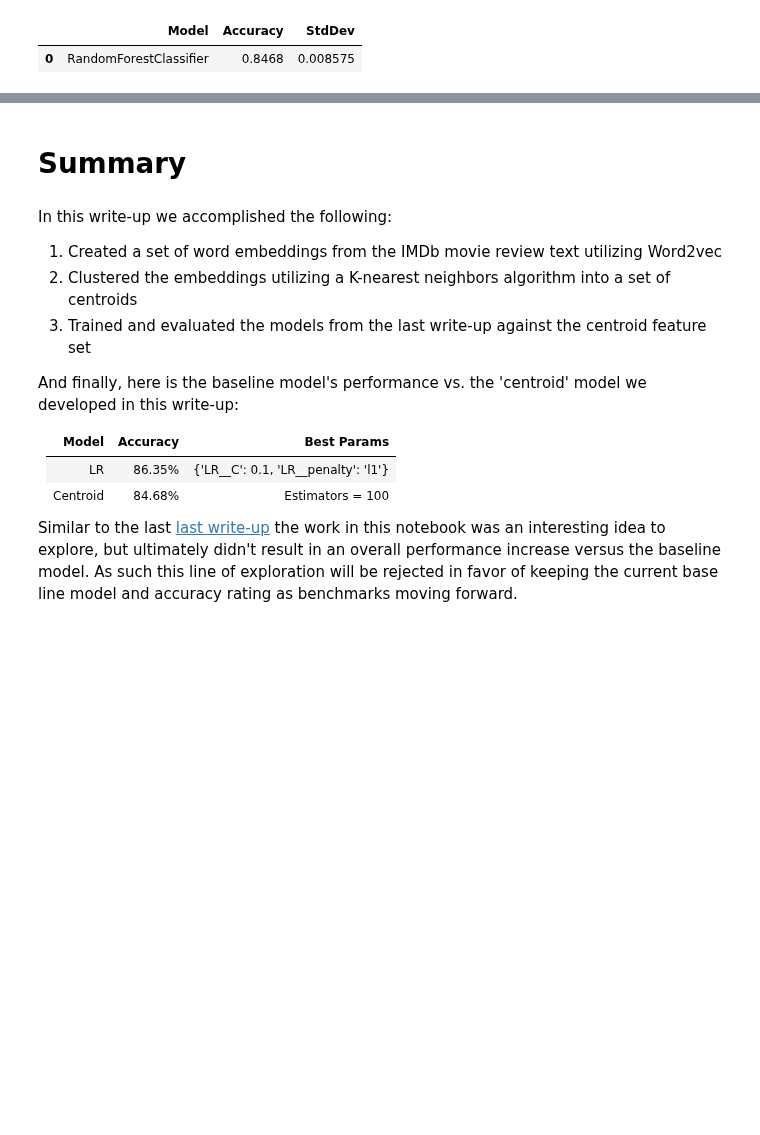
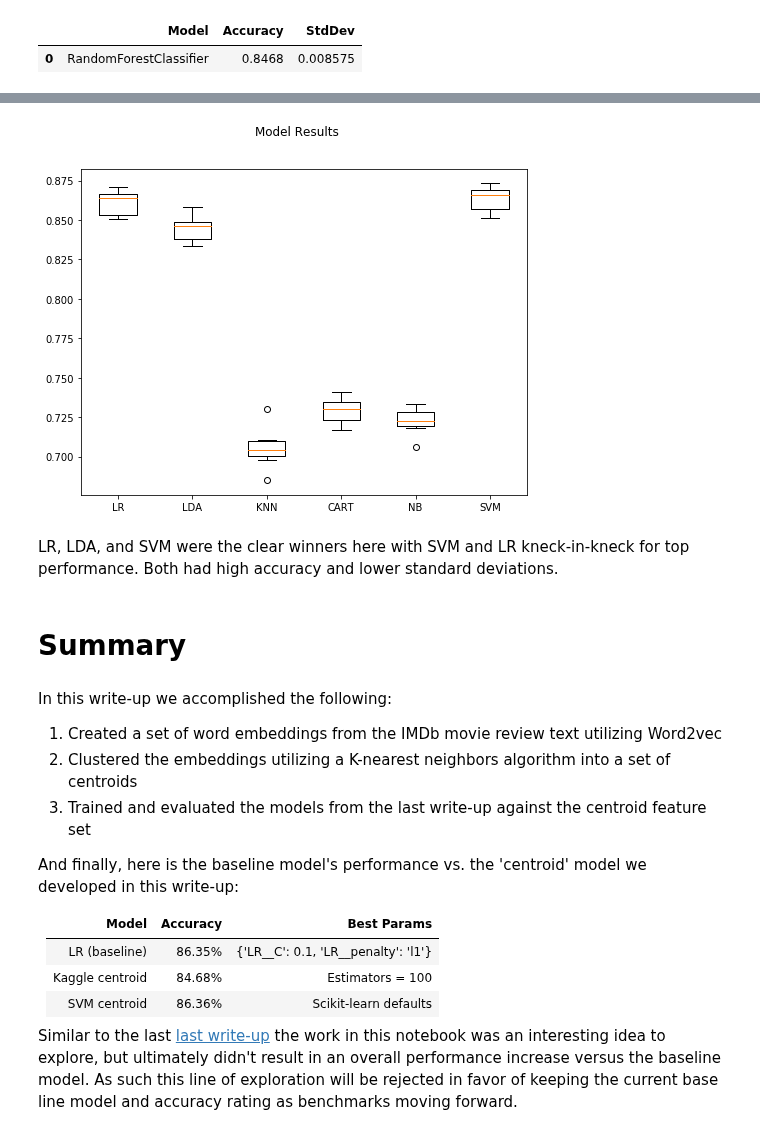
Before and after one commit to nrasch/Portfolio, a Jupyter notebook: Machine-Learning/Python/04-Classic-Datasets/Model-06.p3.ipynb, the cells around one changed output, grey strips where cells are left out. Saved outputs shown, nothing was run; the diff lists cells and outputs as text; code cells hidden in the pictures; blank space fills up the shorter version.

Commit message:
Wrapping up Model-06.p3.ipynb

```diff
--- a/Machine-Learning/Python/04-Classic-Datasets/Model-06.p3.ipynb
+++ b/Machine-Learning/Python/04-Classic-Datasets/Model-06.p3.ipynb
@@ -469,21 +473,19 @@ Next we need to collect each of the feature arrays into a single object suitable
 # %%
 def createFeatureArray(sentences, clusterDict):
-    #
-    # The number of clusters is equal to the highest cluster index
-    # in the word / centroid map
-    num_centroids = max( clusterDict.values() ) + 1
-    #
-    # Pre-allocate the bag of centroids vector (for speed)
-    bag_of_centroids = np.zeros( num_centroids, dtype="float32" )
-    #
-    # Loop over the words in the review. If the word is in the vocabulary,
-    # find which cluster it belongs to, and increment that cluster count
-    # by one
+
+    # Init result array to return
+    results = np.zeros(centroids, dtype="float32")
+
+    # The number of clusters is equal to the highest cluster index in the word / centroid map
+    centroids = max(clusterDict.values()) + 1
+
+    # Loop over review word(s) and count which cluster it belonged to
     for sentence in sentences:
         for word in sentence:
+            # Check if the word is in our vocabulary, if so increment its cluster
             if word in clusterDict:
                 index = clusterDict[word]
-                bag_of_centroids[index] += 1
-    #
-    # Return the "bag of centroids"
-    return bag_of_centroids
+                results[index] += 1
+
+    # Return centroid counts
+    return results
@@ -495,11 +503,11 @@ for s in df.iloc[:,2]:
 # %%
 k = int(wordVecs.shape[0] / 5)
 
-# Pre-allocate an array for the training set bags of centroids (for speed)
-train_centroids = np.zeros( (df.iloc[:,2].size, k), dtype="float32" )
+# Init training variable
+xTrain = np.zeros( (df.iloc[:,2].size, k), dtype="float32")
 
 # Transform the training set reviews into bags of centroids
 counter = 0
 for review in trainSentences:
-    train_centroids[counter,:] = createFeatureArray(review, clusterDict)
+    xTrain[counter,:] = createFeatureArray(review, clusterDict)
     counter += 1
@@ -513,7 +527,6 @@ eScore = 'accuracy'
 
 modelName = 'RandomForestClassifier'
 RandomForestClassifier(n_estimators = 100)
-xTrain = train_centroids
 yTrain = df.iloc[:, 1]
 
 _DF = pd.DataFrame(columns = ['Model', 'Accuracy', 'StdDev'])
@@ -531,3 +595,14 @@ display(_DF.sort_values(by = ['Accuracy', 'StdDev', 'Model'], ascending = [False
+# %%
+figure = plt.figure(figsize = (8,6))
+figure.suptitle("Model Results")
+axis = figure.add_subplot(111)
+plt.boxplot(results.values())
+axis.set_xticklabels(results.keys())
+plt.show()
+# %% [output]
+[figure, added]
+# %% [markdown]
+LR, LDA, and SVM were the clear winners here with SVM and LR kneck-in-kneck for top performance.  Both had high accuracy and lower standard deviations.
 # %% [markdown]
 # Summary
 # %%
@@ -537,7 +612,6 @@ table {float:left}
 </style>
 # %% [markdown]
 In this write-up we accomplished the following:
-
 
 1. Created a set of word embeddings from the IMDb movie review text utilizing Word2vec
 2. Clustered the embeddings utilizing a K-nearest neighbors algorithm into a set of centroids
@@ -546,8 +620,11 @@ In this write-up we accomplished the following:
 And finally, here is the baseline model's performance vs. the 'centroid' model we developed in this write-up:
 
 |Model|Accuracy|Best Params                           |
-|--------|--------|-----------------------------------|
-|LR      |86.35%  |{'LR__C': 0.1, 'LR__penalty': 'l1'}|
-|Centroid|84.68%  |Estimators = 100                   |
+|-------------------|--------|-----------------------------------|
+|LR (baseline)      |86.35%  |{'LR__C': 0.1, 'LR__penalty': 'l1'}|
+|Kaggle centroid    |84.68%  |Estimators = 100                   |
+|SVM centroid       |86.36%  |Scikit-learn defaults              |
+
+<div style="clear: both;"></div>
 
 Similar to the last [last write-up](./Model-06.p2.ipynb) the work in this notebook was an interesting idea to explore, but ultimately didn't result in an overall performance increase versus the baseline model.  As such this line of exploration will be rejected in favor of keeping the current base line model and accuracy rating as benchmarks moving forward.
```
Also changed, not shown: parts of 43 cells of this notebook, 2 other files.
